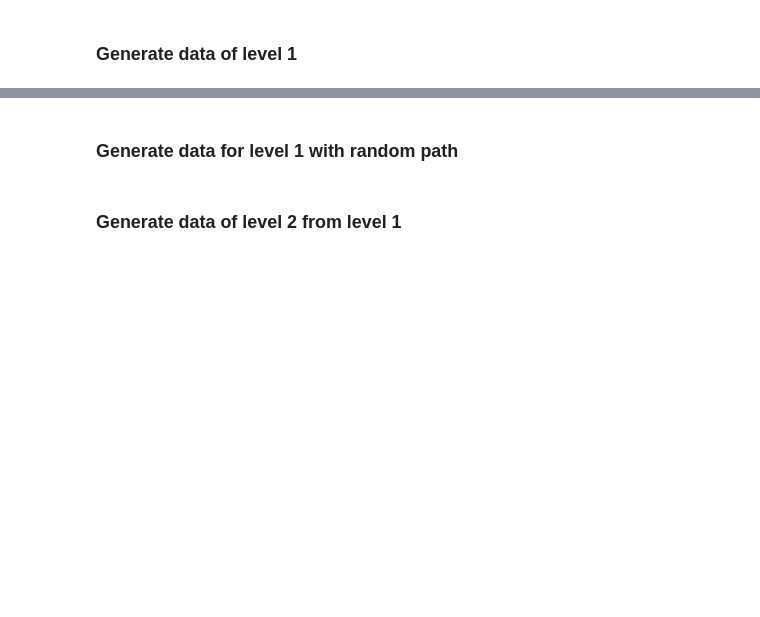
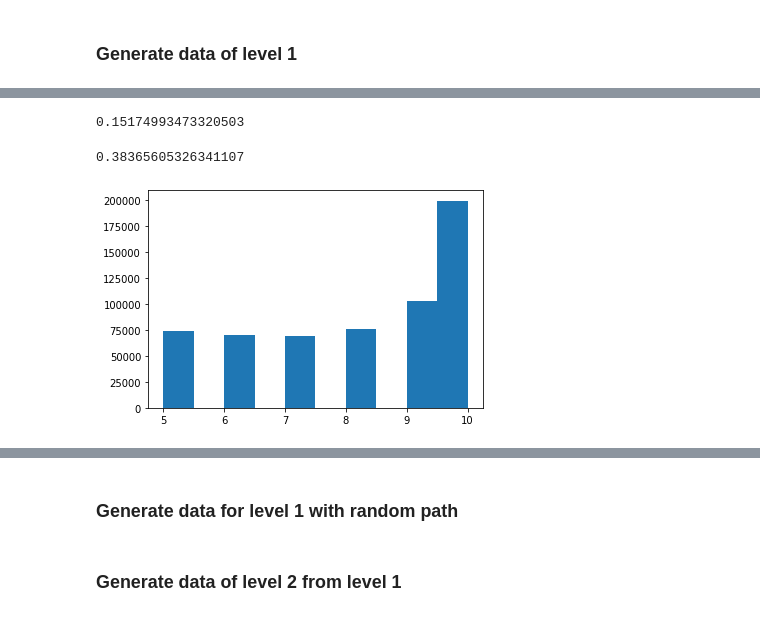
Before and after one commit to ZhuKerui/Forward, a Jupyter notebook: extract_wiki.ipynb, the cells around one changed output, grey strips where cells are left out. Cells and saved outputs as stored; diff of their text form; code cells hidden in the pictures; blank space fills up the shorter version.

Commit message:
temp save

```diff
--- a/extract_wiki.ipynb
+++ b/extract_wiki.ipynb
@@ -378,3 +263,0 @@ d = my_read_pickle(entity_occur_from_cooccur_file)
-# %%
-a = d['Computer science'] & d['Information science']
-len(a)
@@ -380,0 +281,3 @@ len(a)
+# %%
+df = informativeness_demo("Many operating systems let a program return a result when its process terminates;", 'Operating system', 'Process', fp)
+df.to_csv('temp.csv', index=False)
@@ -380,0 +300,5 @@ len(a)
+# %%
+ent1 = 'Python (programming language)'
+ent2 = 'Java (programming language)'
+sents = [note2line(note).strip() for note in d[ent1] & d[ent2]]
+len(sents)
@@ -384,8 +373,12 @@ h_pattern_h_cov_check = 0
 h_pattern_l_cov_check = 0
 l_pattern_h_cov_check = 0
 l_pattern_l_cov_check = 0
-ent = 'Machine learning'
-for n in tqdm.tqdm(list(graph.neighbors(ent))):
+sent_adequate = 0
+ent = 'Operating system'
+for n in tqdm.tqdm(list(single_sent_graph.neighbors(ent))):
+# for edge in tqdm.tqdm(list(single_sent_graph.edges)):
+#     ent = edge[0]
+#     n = edge[1]
     if n not in d:
         continue
     if n == ent:
@@ -397,7 +390,7 @@ for n in tqdm.tqdm(list(graph.neighbors(ent))):
         pairs = [{'kw1' : gen_kw_from_wiki_ent(ent), 'kw2' : gen_kw_from_wiki_ent(n)}]
         temp_list = []
         for idx, sent in enumerate(sents):
-            res = feature_process(nlp(sent), pairs)
+            res = fp.batched_feature_process(sent, pairs)
             for i in res:
                 i['sent'] = sent
                 i['note'] = s[idx]
@@ -405,6 +398,10 @@ for n in tqdm.tqdm(list(graph.neighbors(ent))):
         if not temp_list:
             continue
         df = pd.DataFrame(temp_list)
+        if len(df) >= 4:
+            sent_adequate += 1
+        else:
+            continue
         df = cal_freq_from_df(df, c, log_max_cnt)
         df = cal_score_from_df(df)
 
@@ -413,13 +410,13 @@ for n in tqdm.tqdm(list(graph.neighbors(ent))):
         l_pattern_h_cov = -1
         l_pattern_l_cov = -1
         for idx in range(len(df)):
-            if h_pattern_h_cov < 0 and df.iloc[idx]['dep_coverage'] > 0.7 and  df.iloc[idx]['pattern_freq'] > 0.7:
+            if h_pattern_h_cov < 0 and df.iloc[idx]['dep_coverage'] > 0.8 and  df.iloc[idx]['pattern_freq'] > 0.8:
                 h_pattern_h_cov = idx
-            elif h_pattern_l_cov < 0 and df.iloc[idx]['dep_coverage'] < 0.6 and  df.iloc[idx]['pattern_freq'] > 0.7:
+            elif h_pattern_l_cov < 0 and df.iloc[idx]['dep_coverage'] < 0.6 and  df.iloc[idx]['pattern_freq'] > 0.8:
                 h_pattern_l_cov = idx
-            elif l_pattern_h_cov < 0 and df.iloc[idx]['dep_coverage'] > 0.7 and  df.iloc[idx]['pattern_freq'] < 0.4:
+            elif l_pattern_h_cov < 0 and df.iloc[idx]['dep_coverage'] > 0.8 and  df.iloc[idx]['pattern_freq'] < 0.6:
                 l_pattern_h_cov = idx
-            elif l_pattern_l_cov < 0 and df.iloc[idx]['dep_coverage'] < 0.6 and  df.iloc[idx]['pattern_freq'] < 0.4:
+            elif l_pattern_l_cov < 0 and df.iloc[idx]['dep_coverage'] < 0.6 and  df.iloc[idx]['pattern_freq'] < 0.6:
                 l_pattern_l_cov = idx
         if h_pattern_h_cov >= 0 and h_pattern_l_cov >= 0 and l_pattern_h_cov >= 0 and l_pattern_l_cov >= 0:
             examples.append((df, h_pattern_h_cov, h_pattern_l_cov, l_pattern_h_cov, l_pattern_l_cov))
@@ -428,4 +425,9 @@ for n in tqdm.tqdm(list(graph.neighbors(ent))):
         l_pattern_h_cov_check += (l_pattern_h_cov >= 0)
         l_pattern_l_cov_check += (l_pattern_l_cov >= 0)
 
-len(examples)
+print(len(examples))
+print(sent_adequate)
+print(h_pattern_h_cov_check)
+print(h_pattern_l_cov_check)
+print(l_pattern_h_cov_check)
+print(l_pattern_l_cov_check)
@@ -517,0 +611,15 @@ len(items)
+# %%
+b = [len(set([tri['sent'] for tri in path])) < len(path) for item in a for path in item['triple']]
+sum(b)/len(b)
+# %% [output]
+0.15174993473320503
+# %%
+b = [any([len(set([tri['sent'] for tri in path])) < len(path) for path in item['triple']]) for item in a]
+sum(b)/len(b)
+# %% [output]
+0.38365605326341107
+# %%
+plt.hist([len(item['triple']) for item in a])
+plt.show()
+# %% [output]
+[figure, added]
```
Also changed, not shown: parts of 87 cells of this notebook, 19 other files.
